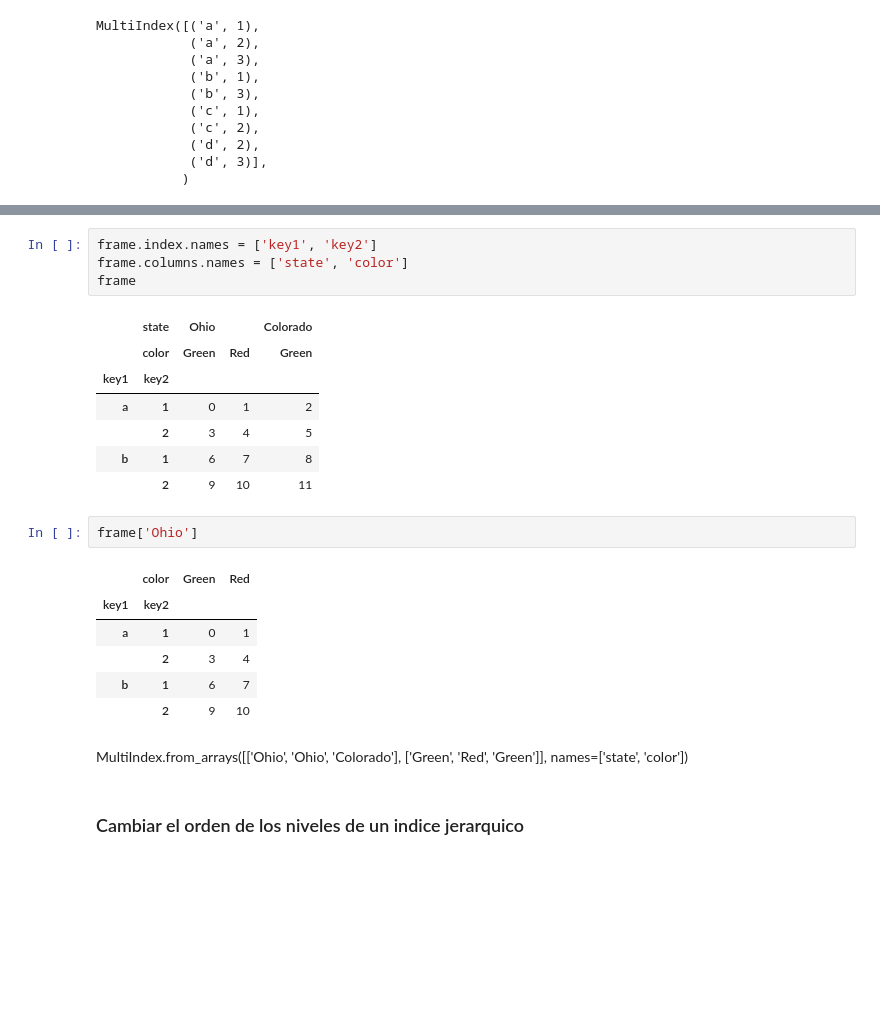
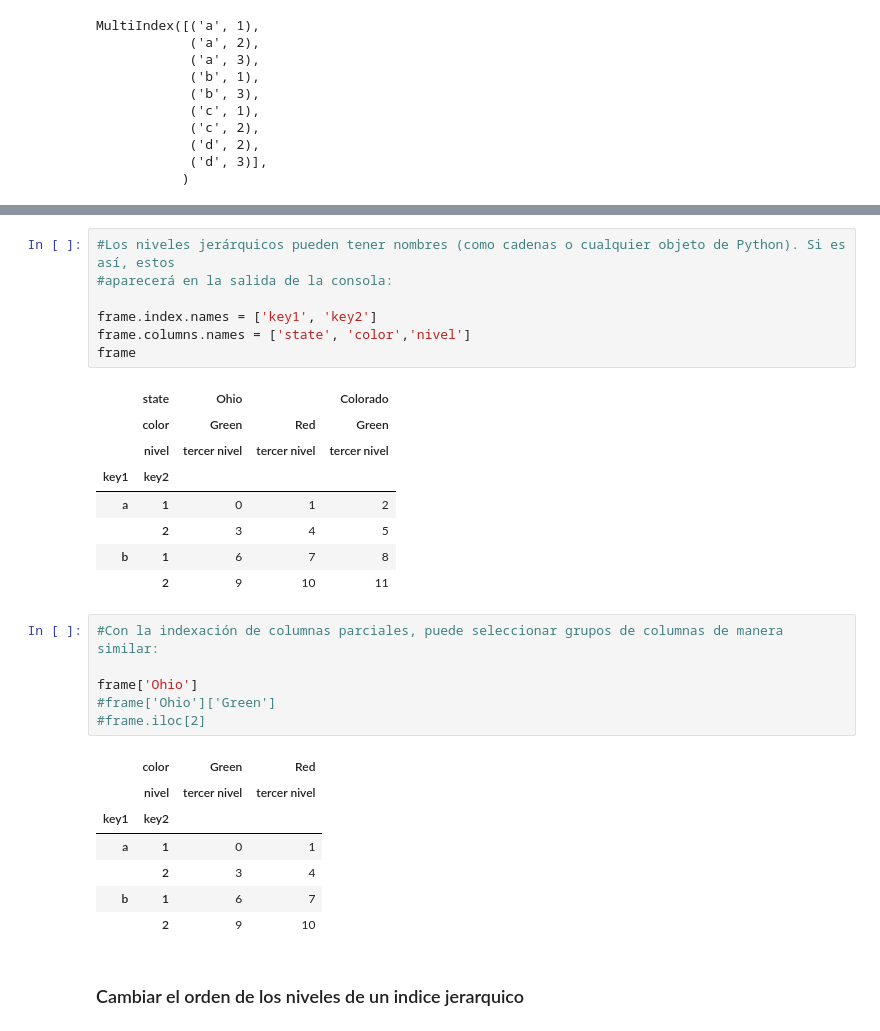
Before and after one commit to devfmx/master-data-ai, a Jupyter notebook: 2 Introduccion a la ciencia de datos/S4_manejo_de_datos/crowdcoding/data_wrangling.ipynb, the cells around one changed output, grey strips where cells are left out. Drawn from its saved outputs; the diff is of its cells as text; blank space fills up the shorter version.

```diff
--- a/2 Introduccion a la ciencia de datos/S4_manejo_de_datos/crowdcoding/data_wrangling.ipynb
+++ b/2 Introduccion a la ciencia de datos/S4_manejo_de_datos/crowdcoding/data_wrangling.ipynb
@@ -88,29 +112,35 @@ frame
 |  | 2 | 3 | 4 | 5 |
 | b | 1 | 6 | 7 | 8 |
 |  | 2 | 9 | 10 | 11 |
-# %%
-frame.index.names = ['key1', 'key2']
-frame.columns.names = ['state', 'color']
-frame
-# %% [output]
-|  | state | Ohio |  | Colorado |
-|  | color | Green | Red | Green |
-| key1 | key2 |  |  |  |
-| a | 1 | 0 | 1 | 2 |
-|  | 2 | 3 | 4 | 5 |
-| b | 1 | 6 | 7 | 8 |
-|  | 2 | 9 | 10 | 11 |
-# %%
-frame['Ohio']
-# %% [output]
-|  | color | Green | Red |
-| key1 | key2 |  |  |
-| a | 1 | 0 | 1 |
-|  | 2 | 3 | 4 |
-| b | 1 | 6 | 7 |
-|  | 2 | 9 | 10 |
-# %% [markdown]
-MultiIndex.from_arrays([['Ohio', 'Ohio', 'Colorado'], ['Green', 'Red', 'Green']],
-                       names=['state', 'color'])
+# %%
+#Los niveles jerárquicos pueden tener nombres (como cadenas o cualquier objeto de Python). Si es así, estos
+#aparecerá en la salida de la consola:
+
+frame.index.names = ['key1', 'key2']
+frame.columns.names = ['state', 'color','nivel']
+frame
+# %% [output]
+|  | state | Ohio |  | Colorado |
+|  | color | Green | Red | Green |
+|  | nivel | tercer nivel | tercer nivel | tercer nivel |
+| key1 | key2 |  |  |  |
+| a | 1 | 0 | 1 | 2 |
+|  | 2 | 3 | 4 | 5 |
+| b | 1 | 6 | 7 | 8 |
+|  | 2 | 9 | 10 | 11 |
+# %%
+#Con la indexación de columnas parciales, puede seleccionar grupos de columnas de manera similar:
+
+frame['Ohio']
+#frame['Ohio']['Green']
+#frame.iloc[2]
+# %% [output]
+|  | color | Green | Red |
+|  | nivel | tercer nivel | tercer nivel |
+| key1 | key2 |  |  |
+| a | 1 | 0 | 1 |
+|  | 2 | 3 | 4 |
+| b | 1 | 6 | 7 |
+|  | 2 | 9 | 10 |
 # %% [markdown]
 ### Cambiar el orden de los niveles de un indice jerarquico
```
Also changed, not shown: parts of 104 cells of this notebook, 31 other files.
